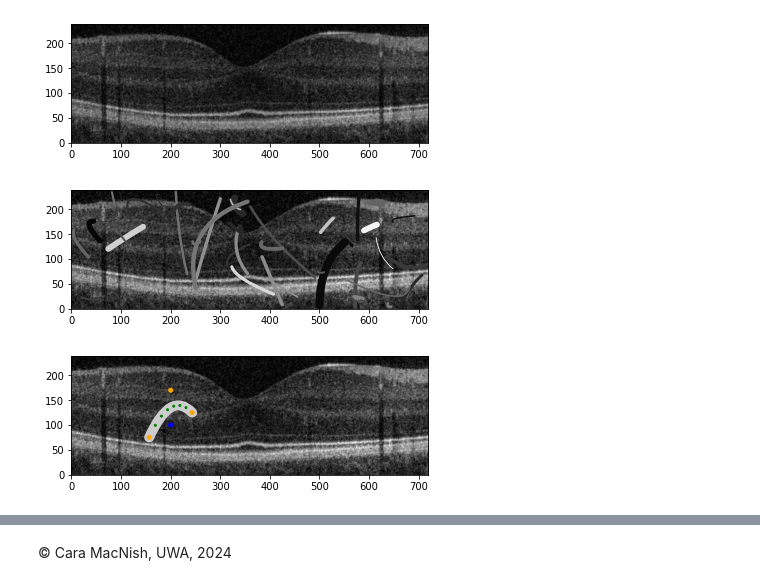
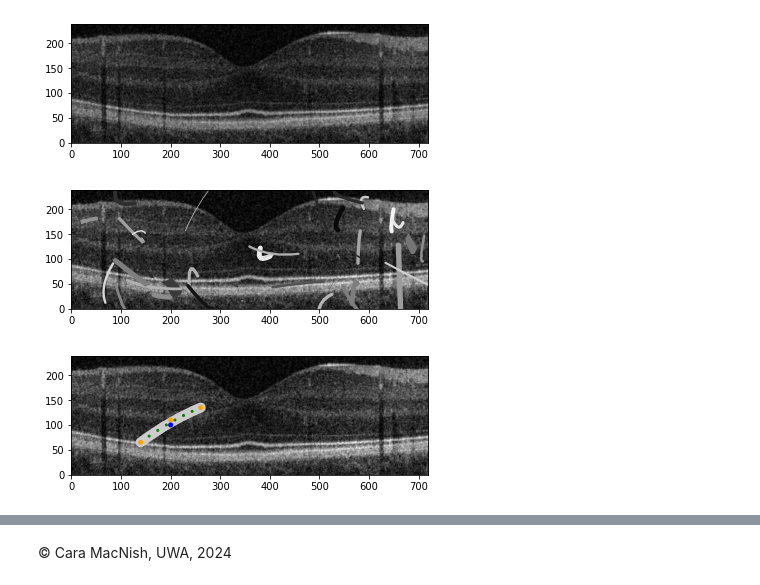
Before and after one commit to liannelong/CITS4404_Project, a Jupyter notebook: CamoWorms/CamoWorms.ipynb, the cells around one changed output, grey strips where cells are left out. Cells and saved outputs as stored; diff of their text form; code cells hidden in the pictures.

Commit message:
Working on the smoothness_cost(self, worm) function and created a new notebook.

```diff
--- a/CamoWorms/CamoWorms.ipynb
+++ b/CamoWorms/CamoWorms.ipynb
@@ -85,7 +88,7 @@ class Camo_Worm:
         return self.bezier.point_at_t(np.linspace(0,1,intervals))
 
     def approx_length (self):
-        intermediates = intermediate_points(self)
+        intermediates = self.intermediate_points(self)
         eds = euclidean_distances(intermediates,intermediates)
         return np.sum(np.diag(eds,1))
 
@@ -159,20 +162,21 @@ drawing = Drawing(image)
 drawing.add_worms(clew)
 drawing.show()
 # %% [output]
-[figure, old version]
+[figure, new version]
 # %%
 # Draw a single worm along with control points and some sample points
 
-worm = Camo_Worm(200, 100, 50, np.pi/6, 70, np.pi/3, 10, 0.8)
+# (x, y, r, theta, deviation_r, deviation_gamma, width, colour)
+worm = Camo_Worm(200, 100, 70, np.pi/6, 10, np.pi/3, 10, 0.8)
 drawing = Drawing(image)
 drawing.add_worms(worm)
 drawing.add_dots(worm.intermediate_points(8), radius=2, color='green')
 drawing.add_dots(worm.control_points(),color='orange')
 drawing.add_dots((200,100), color='blue')
 
 drawing.show(save='bezier.png')
 # %% [output]
-[figure, old version]
+[figure, new version]
 # %%
 import numpy as np
 
```
Also changed, not shown: parts of 3 cells of this notebook, 2 other files.
